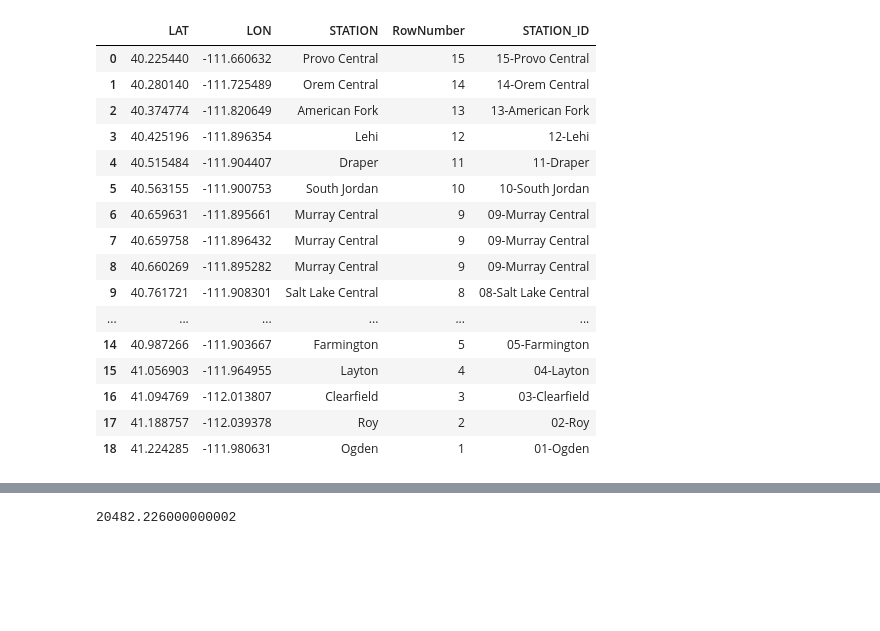
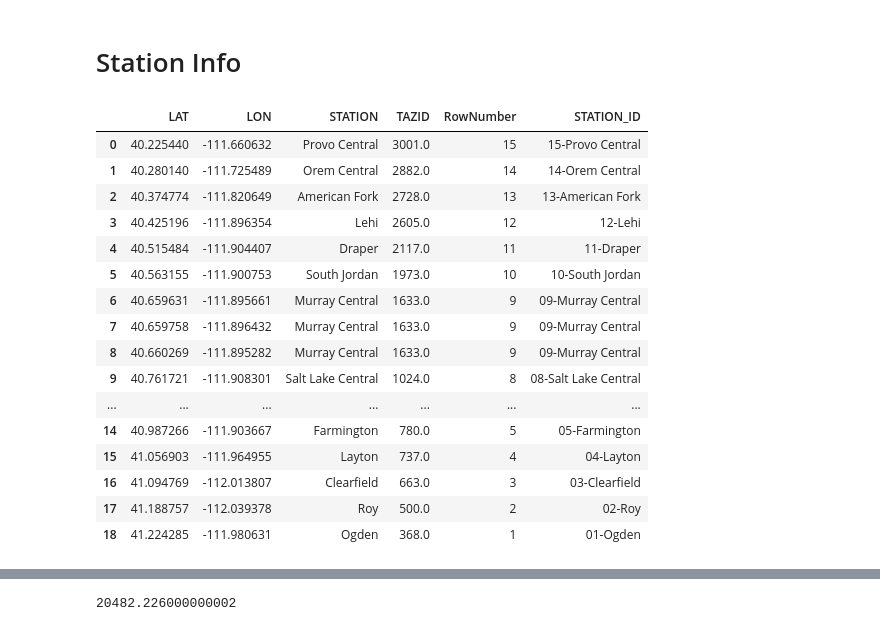
Before and after one commit to WFRCAnalytics/TDM-DEV-v920-E2-Analysis, a Jupyter notebook: 2.A3-StationToStationPairs.ipynb, the cells around one changed output, grey strips where cells are left out. Drawn from its saved outputs; the diff is of its cells as text; code cells hidden in the pictures; blank space fills up the shorter version.

Commit message:
Get the station-to-station pairs mostly working

```diff
--- a/2.A3-StationToStationPairs.ipynb
+++ b/2.A3-StationToStationPairs.ipynb
@@ -3,43 +6,51 @@ import pandas as pd
+# %% [markdown]
+# Station Info
 # %%
 station_obs_names_df = pd.read_csv(r"E:\GitHub\Resources\1-TDM\Station-Lookups\station-obs-names.csv")
 crt_station_obs_names_df = station_obs_names_df[station_obs_names_df['mode']=='CRT']
-crt_station_obs_names_df = crt_station_obs_names_df.groupby(['LAT','LON'],as_index=False).agg(STATION=('STATION','first'))
-
+crt_station_obs_names_df = crt_station_obs_names_df.groupby(['LAT','LON'],as_index=False).agg(STATION=('STATION','first'),TAZID=('TAZID','max'))
 
 # Sort by LAT (descending) and LON (ascending) for north-to-south ordering
 unique_stations_df = crt_station_obs_names_df.drop_duplicates(subset=['STATION']).sort_values(
     by=['LAT', 'LON'],
     ascending=[False, False]
 ).reset_index(drop=True)
 
 # Assign row numbers only to unique STATIONs
 unique_stations_df['RowNumber'] = range(1, len(unique_stations_df) + 1)
 
 # Merge back to original DataFrame to retain all rows
 crt_station_obs_names_df = crt_station_obs_names_df.merge(
     unique_stations_df[['STATION', 'RowNumber']],
     on='STATION',
     how='left'
 )
 
 crt_station_obs_names_df['STATION_ID'] = crt_station_obs_names_df['RowNumber'].apply(lambda x: f"{x:02d}") + '-' + crt_station_obs_names_df['STATION']
 
+# USE WALK INSTEAD______
+## CLOSE STATION FIXES
+## CHANGE ALL NORTH TEMPLE STATION TAZs to 933 since TAZ station is in actually would drive to SL Central
+## CHANGE ALL SALT LAKE CENTRAL STATION TAZs to 1023 since TAZ station is acutally in this one
+#crt_station_obs_names_df.loc[crt_station_obs_names_df['STATION']=='North Temple', 'TAZID'] = 933
+#crt_station_obs_names_df.loc[crt_station_obs_names_df['STATION']=='Salt Lake Central', 'TAZID'] = 1023
+
 crt_station_obs_names_df
 # %% [output]
-|  | LAT | LON | STATION | RowNumber | STATION_ID |
-| 0 | 40.225440 | -111.660632 | Provo Central | 15 | 15-Provo Central |
-| 1 | 40.280140 | -111.725489 | Orem Central | 14 | 14-Orem Central |
-| 2 | 40.374774 | -111.820649 | American Fork | 13 | 13-American Fork |
-| 3 | 40.425196 | -111.896354 | Lehi | 12 | 12-Lehi |
-| 4 | 40.515484 | -111.904407 | Draper | 11 | 11-Draper |
-| 5 | 40.563155 | -111.900753 | South Jordan | 10 | 10-South Jordan |
-| 6 | 40.659631 | -111.895661 | Murray Central | 9 | 09-Murray Central |
-| 7 | 40.659758 | -111.896432 | Murray Central | 9 | 09-Murray Central |
-| 8 | 40.660269 | -111.895282 | Murray Central | 9 | 09-Murray Central |
-| 9 | 40.761721 | -111.908301 | Salt Lake Central | 8 | 08-Salt Lake Central |
-| ... | ... | ... | ... | ... | ... |
-| 14 | 40.987266 | -111.903667 | Farmington | 5 | 05-Farmington |
-| 15 | 41.056903 | -111.964955 | Layton | 4 | 04-Layton |
-| 16 | 41.094769 | -112.013807 | Clearfield | 3 | 03-Clearfield |
-| 17 | 41.188757 | -112.039378 | Roy | 2 | 02-Roy |
-| 18 | 41.224285 | -111.980631 | Ogden | 1 | 01-Ogden |
+|  | LAT | LON | STATION | TAZID | RowNumber | STATION_ID |
+| 0 | 40.225440 | -111.660632 | Provo Central | 3001.0 | 15 | 15-Provo Central |
+| 1 | 40.280140 | -111.725489 | Orem Central | 2882.0 | 14 | 14-Orem Central |
+| 2 | 40.374774 | -111.820649 | American Fork | 2728.0 | 13 | 13-American Fork |
+| 3 | 40.425196 | -111.896354 | Lehi | 2605.0 | 12 | 12-Lehi |
+| 4 | 40.515484 | -111.904407 | Draper | 2117.0 | 11 | 11-Draper |
+| 5 | 40.563155 | -111.900753 | South Jordan | 1973.0 | 10 | 10-South Jordan |
+| 6 | 40.659631 | -111.895661 | Murray Central | 1633.0 | 9 | 09-Murray Central |
+| 7 | 40.659758 | -111.896432 | Murray Central | 1633.0 | 9 | 09-Murray Central |
+| 8 | 40.660269 | -111.895282 | Murray Central | 1633.0 | 9 | 09-Murray Central |
+| 9 | 40.761721 | -111.908301 | Salt Lake Central | 1024.0 | 8 | 08-Salt Lake Central |
+| ... | ... | ... | ... | ... | ... | ... |
+| 14 | 40.987266 | -111.903667 | Farmington | 780.0 | 5 | 05-Farmington |
+| 15 | 41.056903 | -111.964955 | Layton | 737.0 | 4 | 04-Layton |
+| 16 | 41.094769 | -112.013807 | Clearfield | 663.0 | 3 | 03-Clearfield |
+| 17 | 41.188757 | -112.039378 | Roy | 500.0 | 2 | 02-Roy |
+| 18 | 41.224285 | -111.980631 | Ogden | 368.0 | 1 | 01-Ogden |
```
Also changed, not shown: parts of 30 cells of this notebook, 1 other file.
